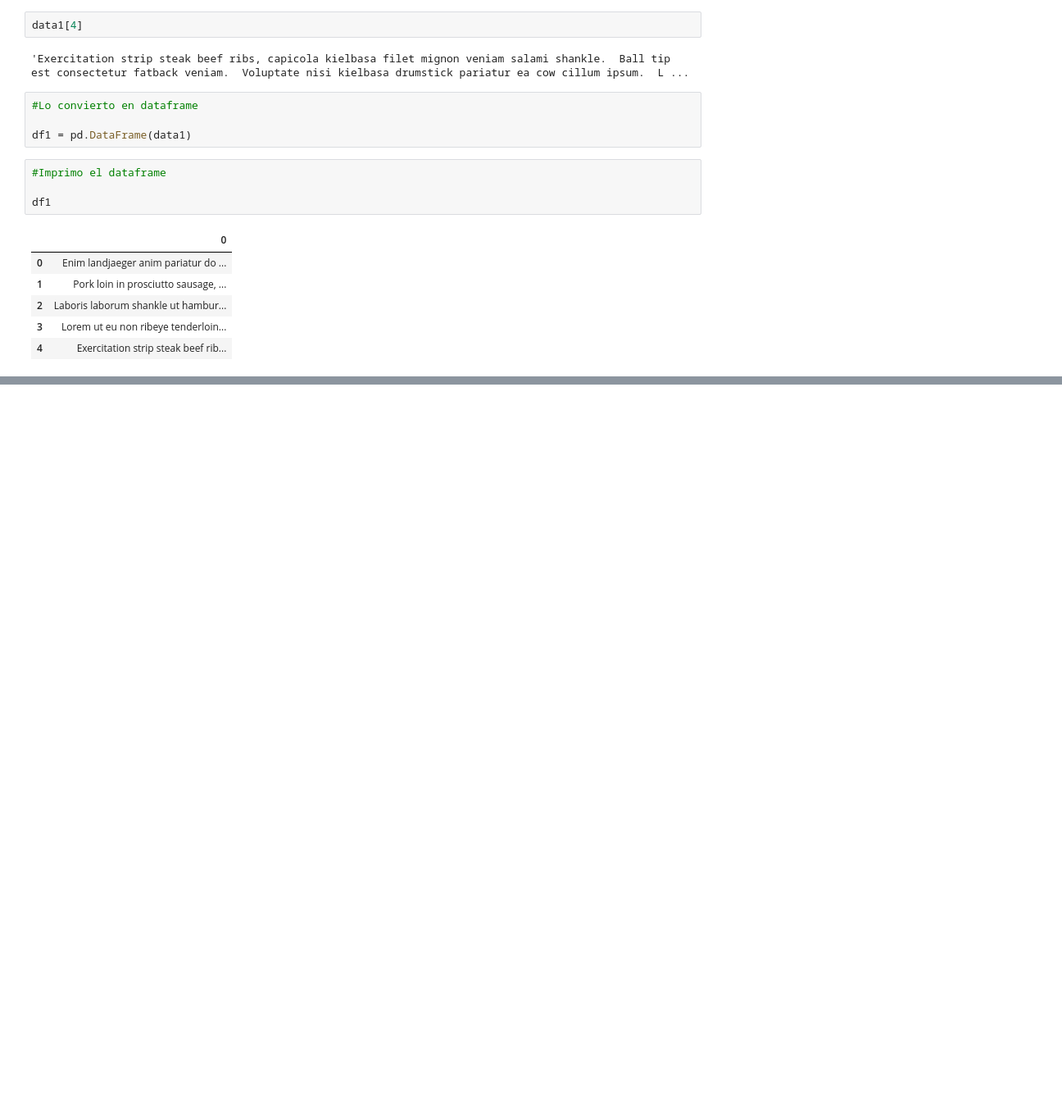
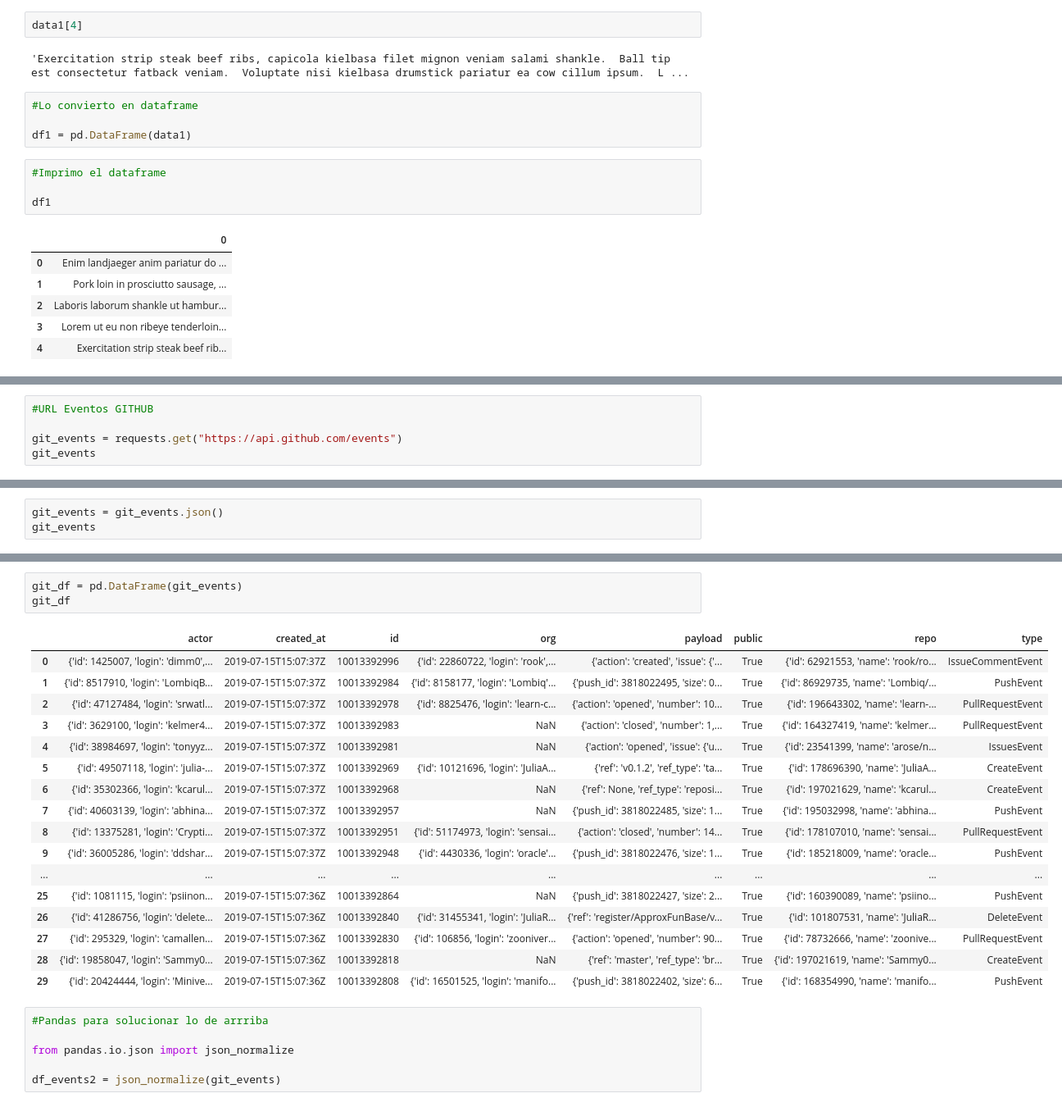
Before and after one commit to rodolfopardo/working_with_api, a Jupyter notebook: Api.ipynb, the cells around one changed output, grey strips where cells are left out. Shown: that part at 82% size. Saved outputs shown, nothing was run; the diff lists cells and outputs as text; blank space fills up the shorter version.

```diff
--- a/Api.ipynb
+++ b/Api.ipynb
@@ -111,0 +161,5 @@ df1
+# %%
+#URL Eventos GITHUB
+
+git_events = requests.get("https://api.github.com/events")
+git_events
@@ -111,0 +168,3 @@ df1
+# %%
+git_events = git_events.json()
+git_events
@@ -111,0 +189,27 @@ df1
+# %%
+git_df = pd.DataFrame(git_events)
+git_df
+# %% [output]
+|  | actor | created_at | id | org | payload | public | repo | type |
+| 0 | {'id': 1425007, 'login': 'dimm0',... | 2019-07-15T15:07:37Z | 10013392996 | {'id': 22860722, 'login': 'rook',... | {'action': 'created', 'issue': {'... | True | {'id': 62921553, 'name': 'rook/ro... | IssueCommentEvent |
+| 1 | {'id': 8517910, 'login': 'LombiqB... | 2019-07-15T15:07:37Z | 10013392984 | {'id': 8158177, 'login': 'Lombiq'... | {'push_id': 3818022495, 'size': 0... | True | {'id': 86929735, 'name': 'Lombiq/... | PushEvent |
+| 2 | {'id': 47127484, 'login': 'srwatl... | 2019-07-15T15:07:37Z | 10013392978 | {'id': 8825476, 'login': 'learn-c... | {'action': 'opened', 'number': 10... | True | {'id': 196643302, 'name': 'learn-... | PullRequestEvent |
+| 3 | {'id': 3629100, 'login': 'kelmer4... | 2019-07-15T15:07:37Z | 10013392983 | NaN | {'action': 'closed', 'number': 1,... | True | {'id': 164327419, 'name': 'kelmer... | PullRequestEvent |
+| 4 | {'id': 38984697, 'login': 'tonyyz... | 2019-07-15T15:07:37Z | 10013392981 | NaN | {'action': 'opened', 'issue': {'u... | True | {'id': 23541399, 'name': 'arose/n... | IssuesEvent |
+| 5 | {'id': 49507118, 'login': 'julia-... | 2019-07-15T15:07:37Z | 10013392969 | {'id': 10121696, 'login': 'JuliaA... | {'ref': 'v0.1.2', 'ref_type': 'ta... | True | {'id': 178696390, 'name': 'JuliaA... | CreateEvent |
+| 6 | {'id': 35302366, 'login': 'kcarul... | 2019-07-15T15:07:37Z | 10013392968 | NaN | {'ref': None, 'ref_type': 'reposi... | True | {'id': 197021629, 'name': 'kcarul... | CreateEvent |
+| 7 | {'id': 40603139, 'login': 'abhina... | 2019-07-15T15:07:37Z | 10013392957 | NaN | {'push_id': 3818022485, 'size': 1... | True | {'id': 195032998, 'name': 'abhina... | PushEvent |
+| 8 | {'id': 13375281, 'login': 'Crypti... | 2019-07-15T15:07:37Z | 10013392951 | {'id': 51174973, 'login': 'sensai... | {'action': 'closed', 'number': 14... | True | {'id': 178107010, 'name': 'sensai... | PullRequestEvent |
+| 9 | {'id': 36005286, 'login': 'ddshar... | 2019-07-15T15:07:37Z | 10013392948 | {'id': 4430336, 'login': 'oracle'... | {'push_id': 3818022476, 'size': 1... | True | {'id': 185218009, 'name': 'oracle... | PushEvent |
+| ... | ... | ... | ... | ... | ... | ... | ... | ... |
+| 25 | {'id': 1081115, 'login': 'psiinon... | 2019-07-15T15:07:36Z | 10013392864 | NaN | {'push_id': 3818022427, 'size': 2... | True | {'id': 160390089, 'name': 'psiino... | PushEvent |
+| 26 | {'id': 41286756, 'login': 'delete... | 2019-07-15T15:07:36Z | 10013392840 | {'id': 31455341, 'login': 'JuliaR... | {'ref': 'register/ApproxFunBase/v... | True | {'id': 101807531, 'name': 'JuliaR... | DeleteEvent |
+| 27 | {'id': 295329, 'login': 'camallen... | 2019-07-15T15:07:36Z | 10013392830 | {'id': 106856, 'login': 'zooniver... | {'action': 'opened', 'number': 90... | True | {'id': 78732666, 'name': 'zoonive... | PullRequestEvent |
+| 28 | {'id': 19858047, 'login': 'Sammy0... | 2019-07-15T15:07:36Z | 10013392818 | NaN | {'ref': 'master', 'ref_type': 'br... | True | {'id': 197021619, 'name': 'Sammy0... | CreateEvent |
+| 29 | {'id': 20424444, 'login': 'Minive... | 2019-07-15T15:07:36Z | 10013392808 | {'id': 16501525, 'login': 'manifo... | {'push_id': 3818022402, 'size': 6... | True | {'id': 168354990, 'name': 'manifo... | PushEvent |
+# %%
+#Pandas para solucionar lo de arrriba
+
+from pandas.io.json import json_normalize
+
+df_events2 = json_normalize(git_events)
```
Also changed, not shown: parts of 10 cells of this notebook.
